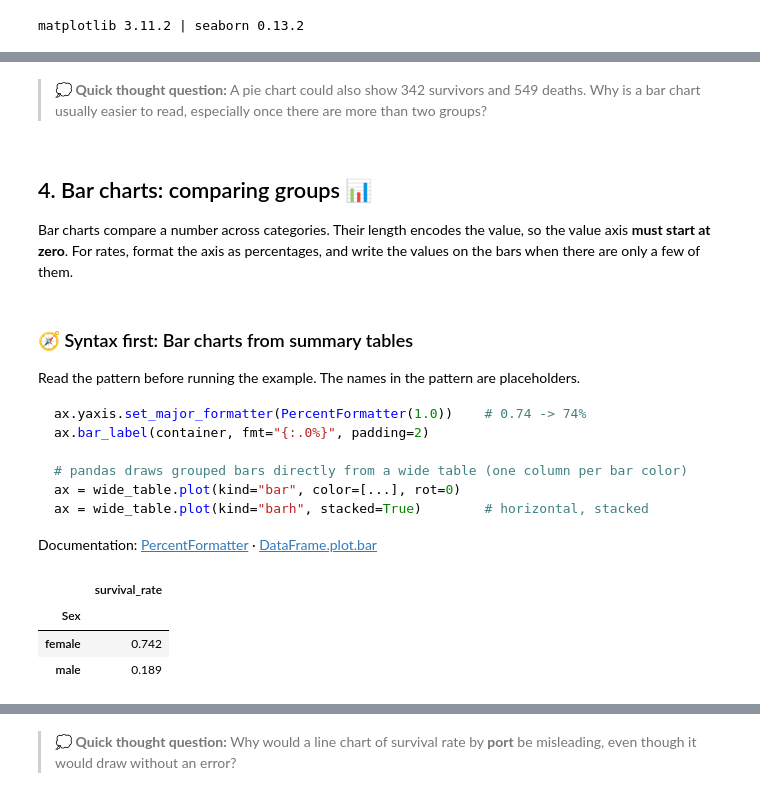
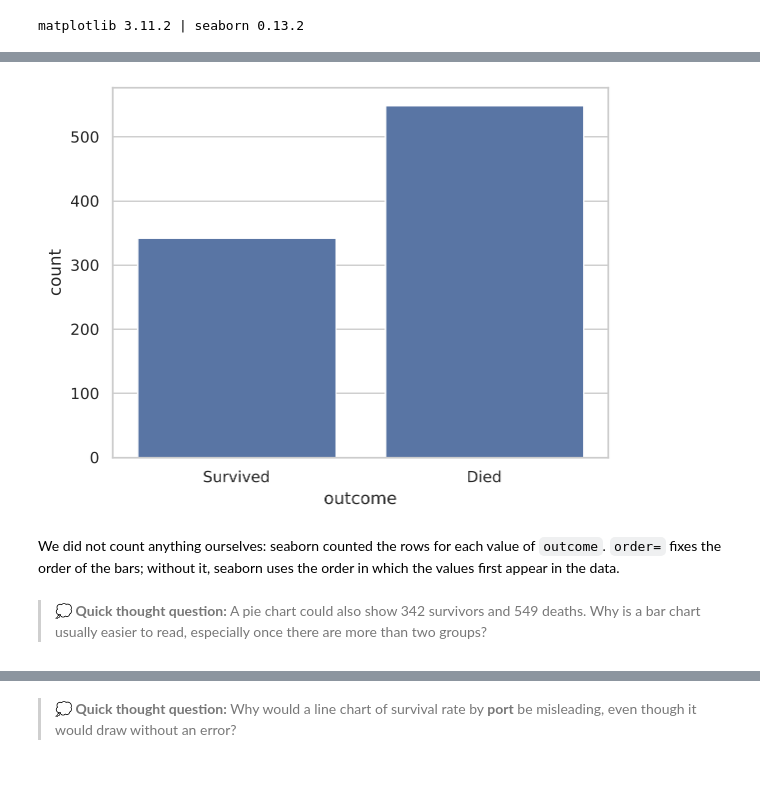
Before and after one commit to harshvardhaniimi/isa383-google-colab, a Jupyter notebook: 12_Data_Visualization.ipynb, the cells around one changed output, grey strips where cells are left out. Cells and saved outputs as stored; diff of their text form; code cells hidden in the pictures.

````diff
--- a/12_Data_Visualization.ipynb
+++ b/12_Data_Visualization.ipynb
@@ -198,34 +160,12 @@ A reader who sees only the title still learns something.
+# %%
+# V1: how many passengers survived? countplot() counts the rows in each category.
+sns.countplot(data=titanic, x="outcome", order=OUTCOME_ORDER)
+plt.show()
+# %% [output]
+[figure, added]
+# %% [markdown]
+We did not count anything ourselves: seaborn counted the rows for each value of `outcome`.
+`order=` fixes the order of the bars; without it, seaborn uses the order in which the values first appear in the data.
 # %% [markdown]
 > 💭 **Quick thought question:** A pie chart could also show 342 survivors and 549 deaths.
 Why is a bar chart usually easier to read, especially once there are more than two groups?
-# %% [markdown]
-## 4. Bar charts: comparing groups 📊
-
-Bar charts compare a number across categories.
-Their length encodes the value, so the value axis **must start at zero**.
-For rates, format the axis as percentages, and write the values on the bars when there are only a few of them.
-# %% [markdown]
-### 🧭 Syntax first: Bar charts from summary tables
-
-Read the pattern before running the example.
-The names in the pattern are placeholders.
-
-```python
-ax.yaxis.set_major_formatter(PercentFormatter(1.0))    # 0.74 -> 74%
-ax.bar_label(container, fmt="{:.0%}", padding=2)
-
-# pandas draws grouped bars directly from a wide table (one column per bar color)
-ax = wide_table.plot(kind="bar", color=[...], rot=0)
-ax = wide_table.plot(kind="barh", stacked=True)        # horizontal, stacked
-```
-
-Documentation: [PercentFormatter](https://matplotlib.org/stable/api/ticker_api.html#matplotlib.ticker.PercentFormatter) · [DataFrame.plot.bar](https://pandas.pydata.org/docs/reference/api/pandas.DataFrame.plot.bar.html)
-# %%
-# V2: the table first.
-rate_by_sex = titanic.groupby("Sex")["Survived"].mean()
-rate_by_sex.round(3).to_frame("survival_rate")
-# %% [output]
-|  | survival_rate |
-| Sex |  |
-| female | 0.742 |
-| male | 0.189 |
````
Also changed, not shown: parts of 106 cells of this notebook.
